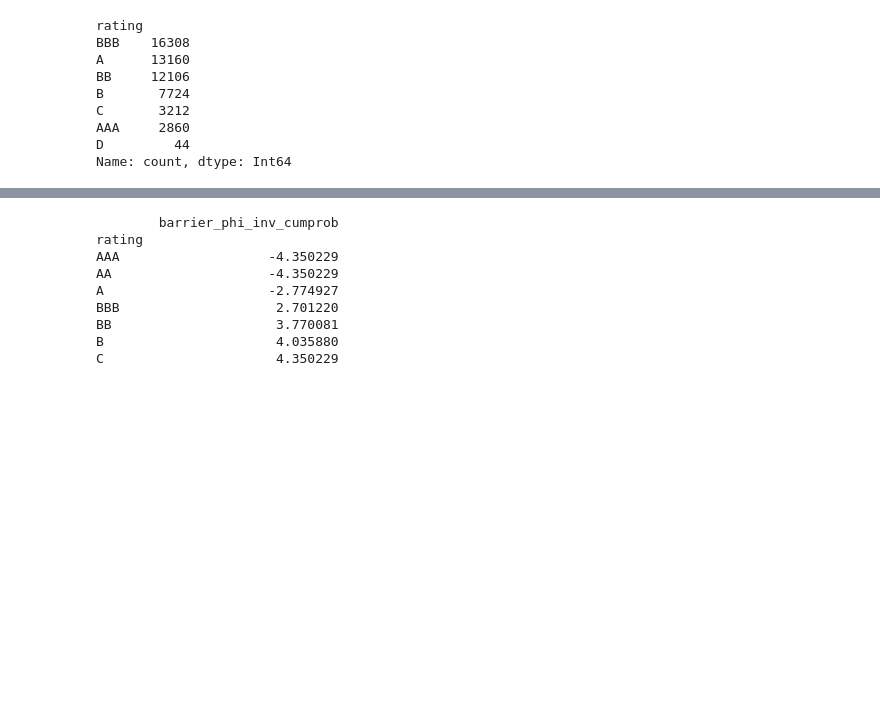
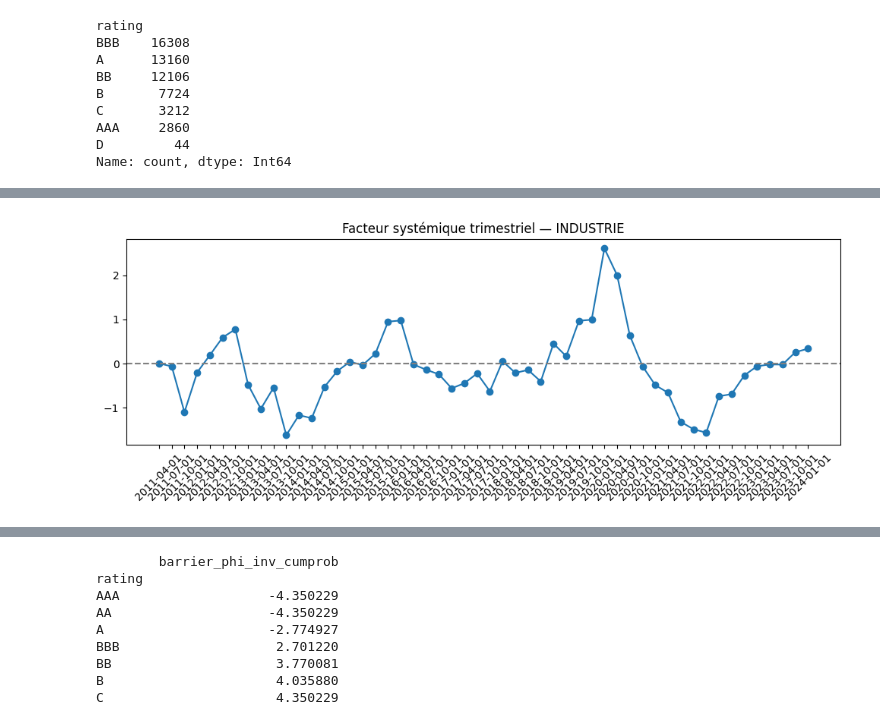
Before and after one commit to Celeste2405/PFE, a Jupyter notebook: extraction_fact_sys.ipynb, the cells around one changed output, grey strips where cells are left out. Drawn from its saved outputs; the diff is of its cells as text; code cells hidden in the pictures; blank space fills up the shorter version.

```diff
--- a/extraction_fact_sys.ipynb
+++ b/extraction_fact_sys.ipynb
@@ -672 +1046,19 @@ Taux succès optimisation: 100.0 %
+# %%
+import matplotlib.pyplot as plt
+
+def plot_Z_quarterly(Z_hat_q, sector):
+    df = Z_hat_q[Z_hat_q["sector"] == sector].copy()
+    df = df.sort_values("quarter")
+
+    plt.figure(figsize=(10,4))
+    plt.plot(df["quarter"].astype(str), df["z_hat"], marker="o")
+    plt.axhline(0, color="gray", linestyle="--")
+    plt.title(f"Facteur systémique trimestriel — {sector}")
+    plt.xticks(rotation=45)
+    plt.tight_layout()
+    plt.show()
+# %%
+plot_Z_quarterly(Z_hat_q, "INDUSTRIE")
+# %% [output]
+[figure, added]
 # %%
```
Also changed, not shown: parts of 43 cells of this notebook, 9 other files.
